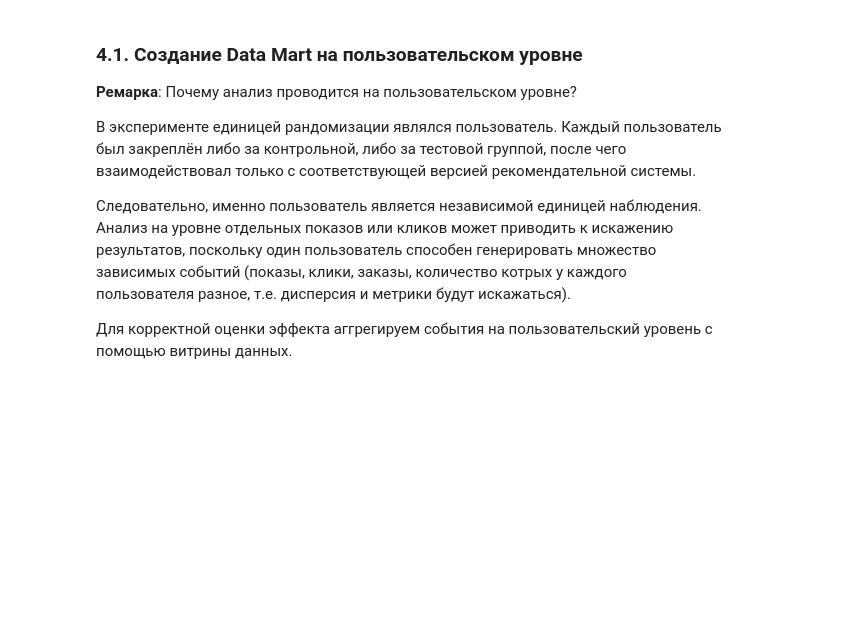
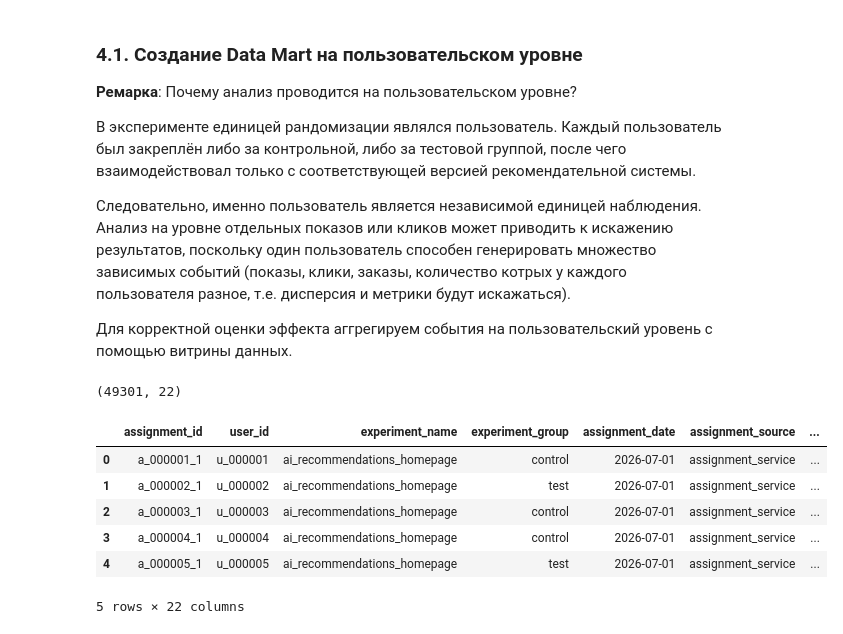
Before and after one commit to k0ist/The-Experts-Hackathon, a Jupyter notebook: The_Experts_Hackathon.ipynb, the cells around one changed output. Saved outputs shown, nothing was run; the diff lists cells and outputs as text; code cells hidden in the pictures; blank space fills up the shorter version.

Commit message:
chore: a/b test results

```diff
--- a/The_Experts_Hackathon.ipynb
+++ b/The_Experts_Hackathon.ipynb
@@ -1198,16 +1198,41 @@ user_level = (
 )
 
 user_level = user_level.merge(
-    users[
-        [
+    users[[
             "user_id",
             "device",
             "region",
             "age_group",
             "traffic_source",
             "is_premium"
-        ]
-    ],
-    on="user_id",
-    how="left"
+        ]], on="user_id", how="left"
 )
+
+for col in ["impressions", "clicks", "orders", "gmv", "margin", "returns"]:
+    user_level[col] = user_level[col].fillna(0)
+
+user_level["ctr_user"] = np.where(
+    user_level["impressions"] > 0,
+    user_level["clicks"] / user_level["impressions"], 0
+)
+
+user_level["ordered_any"] = (user_level["orders"] > 0).astype(int)
+
+user_level["repeat_any"] = (user_level["orders"] >= 2).astype(int)
+
+user_level["avg_order"] = np.where(user_level["orders"] > 0, user_level["gmv"] / user_level["orders"], 0)
+
+user_level["return_rate_user"] = np.where(user_level["orders"] > 0, user_level["returns"] / user_level["orders"], 0)
+# %%
+print(user_level.shape)
+
+user_level.head()
+# %% [output]
+(49301, 22)
+|  | assignment_id | user_id | experiment_name | experiment_group | assignment_date | assignment_source | ... |
+| 0 | a_000001_1 | u_000001 | ai_recommendations_homepage | control | 2026-07-01 | assignment_service | ... |
+| 1 | a_000002_1 | u_000002 | ai_recommendations_homepage | test | 2026-07-01 | assignment_service | ... |
+| 2 | a_000003_1 | u_000003 | ai_recommendations_homepage | control | 2026-07-01 | assignment_service | ... |
+| 3 | a_000004_1 | u_000004 | ai_recommendations_homepage | control | 2026-07-01 | assignment_service | ... |
+| 4 | a_000005_1 | u_000005 | ai_recommendations_homepage | test | 2026-07-01 | assignment_service | ... |
+5 rows × 22 columns
```
Also changed, not shown: parts of 9 cells of this notebook.
